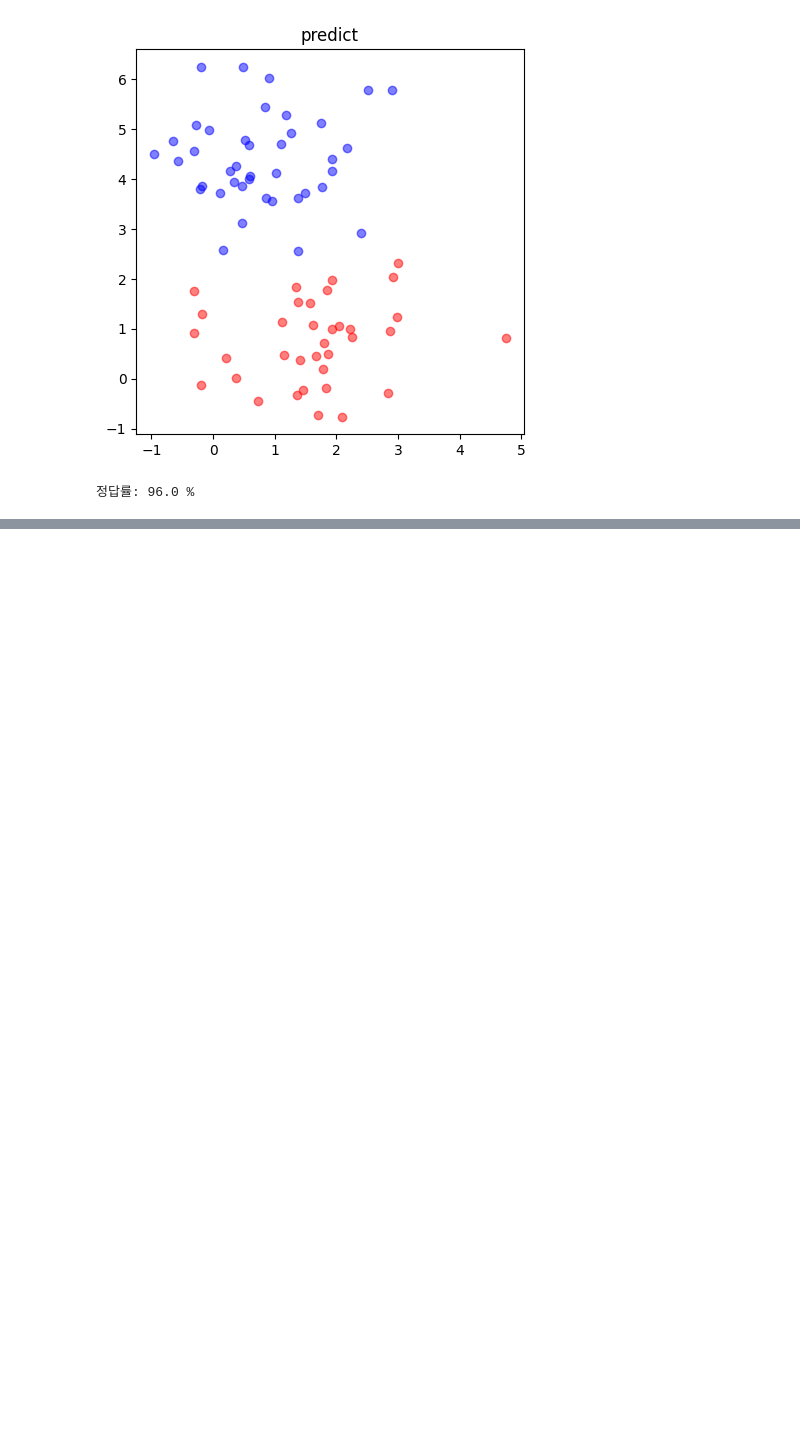
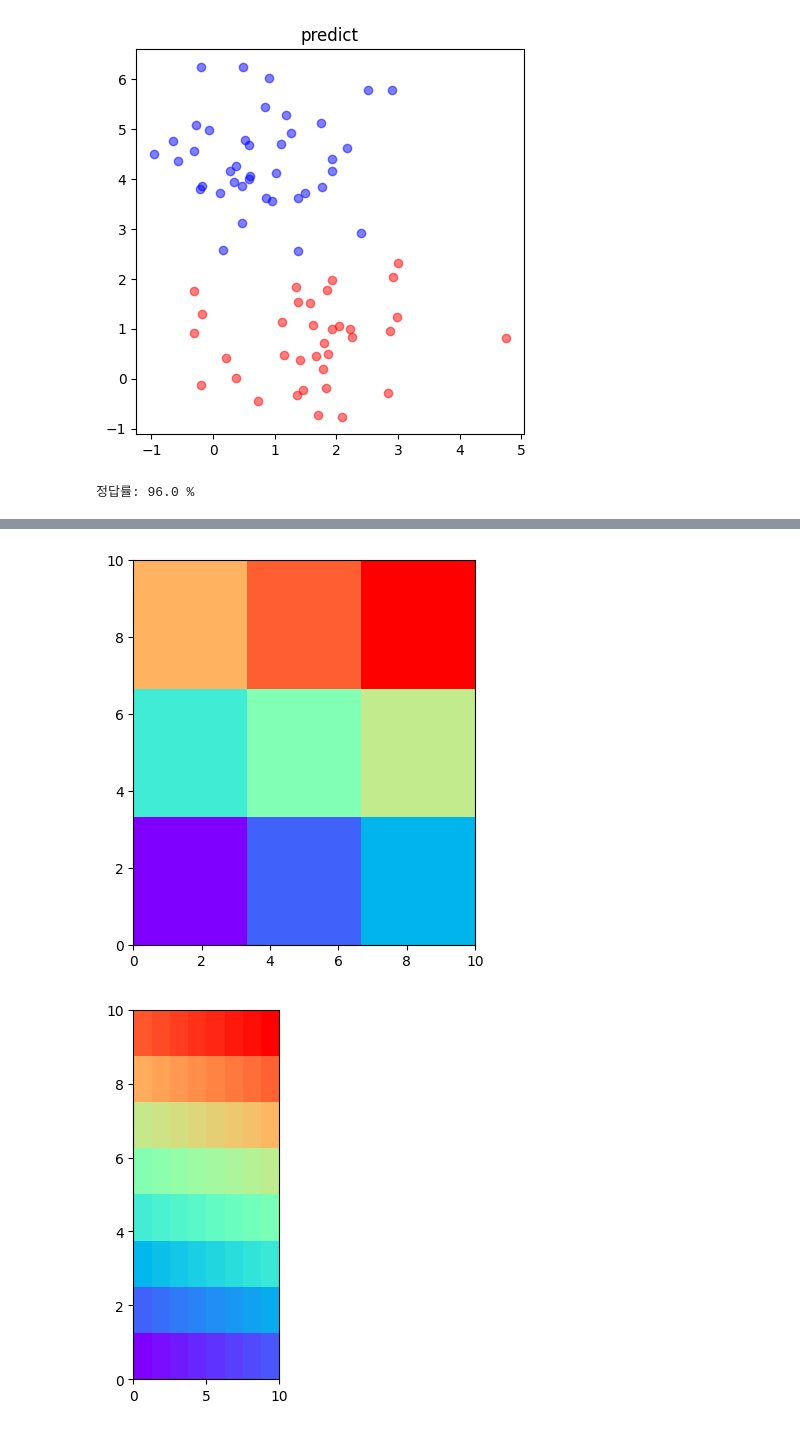
Before and after one commit to thekaszsz/ML_book, a Jupyter notebook: ML_Test.ipynb, the cells around one changed output, grey strips where cells are left out. Saved outputs shown, nothing was run; the diff lists cells and outputs as text; code cells hidden in the pictures; blank space fills up the shorter version.

```diff
--- a/ML_Test.ipynb
+++ b/ML_Test.ipynb
@@ -97,0 +118,21 @@ print('정답률:', score*100,'%')
+# %%
+import matplotlib.pyplot as plt
+import numpy as np
+
+plt.subplots(figsize = (15,5))
+
+#pcolormesh를 사용하면 표시 범위를 분할해서 색칠할 수 있다
+#3x3, 8x8, 100x100으로 조밀할 수록 매끄럽게 칠해진다
+sizelist = [3,8,100]
+for i in range(3):
+  size = sizelist[i]
+  X, Y = np.meshgrid(np.linspace(0,10,size+1), #점 데이터 작성
+                     np.linspace(0,10,size+1))
+  C = np.linspace(0,100,size*size).reshape(size, size)
+  plt.subplot(1,3,i+1)
+  plt.pcolormesh(X, Y, C, cmap = 'rainbow')
+
+  plt.show()
+# %% [output]
+[figure, added]
+[figure, added]
```
Also changed, not shown: parts of 9 cells of this notebook.
